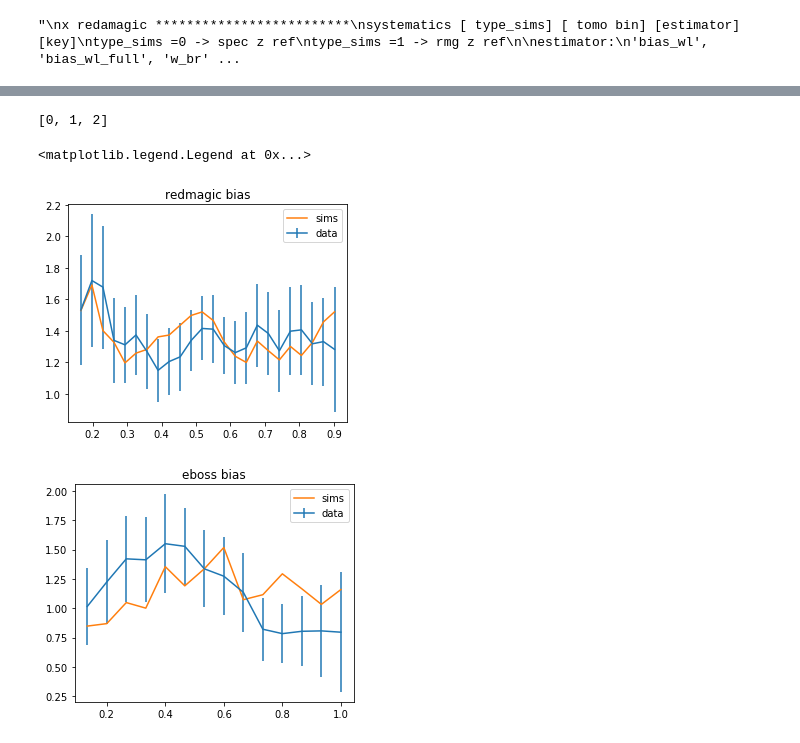
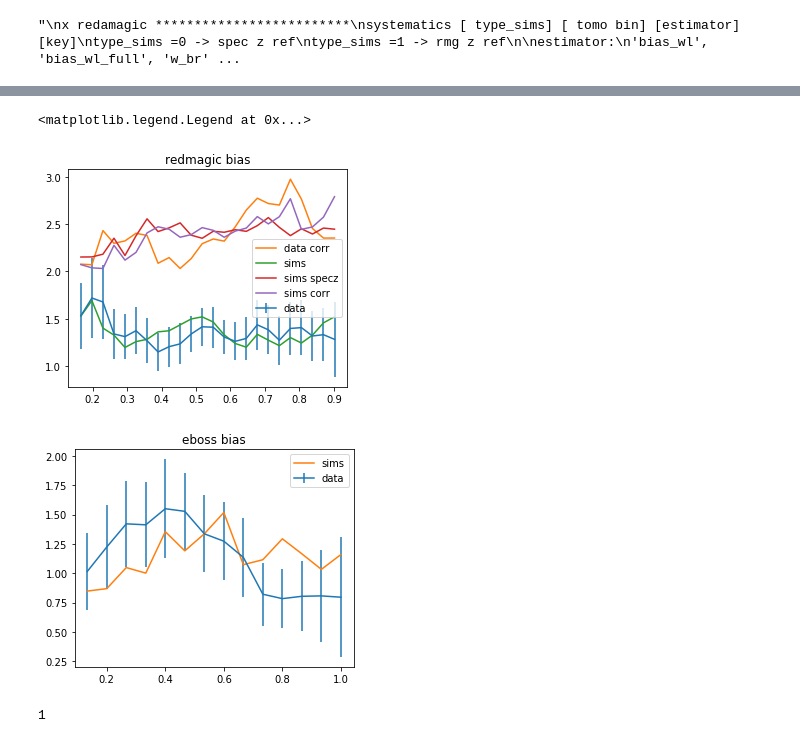
Before and after one commit to mgatti29/CORE, a Jupyter notebook: Results_data.ipynb, the cells around one changed output, grey strips where cells are left out. Cells and saved outputs as stored; diff of their text form; code cells hidden in the pictures.

```diff
--- a/Results_data.ipynb
+++ b/Results_data.ipynb
@@ -160,8 +153,13 @@ folder_rm_large = read_results_fast(folder_rm_large,n_jck,gamma,ang_bins)
 folder_eboss_25 = read_results_fast(folder_eboss_25,n_jck,gamma,ang_bins)
 
 
-#runs = [folder_true_mag, folder_rm_mag]
-runs = [folder_rm_w_r, folder_rm_now_r, folder_rm_w_nor, folder_rm_now_nor, folder_rm_large, folder_eboss_25]
+folder_rm_highlum_r = "/global/cscratch1/sd/mgatti/clustering_z/mastercat_12_3_19_rmg_high_R/"
+folder_rm_higherlum_r = "/global/cscratch1/sd/mgatti/clustering_z/mastercat_12_3_19_rmg_higher_R/"
+
+folder_rm_highlum_r = read_results_fast(folder_rm_highlum_r,n_jck,gamma,ang_bins)
+folder_rm_higherlum_r = read_results_fast(folder_rm_higherlum_r,n_jck,gamma,ang_bins)
+
+runs = [folder_rm_w_r, folder_rm_now_r, folder_rm_w_nor, folder_rm_now_nor, folder_rm_large, folder_eboss_25,folder_rm_highlum_r,folder_rm_higherlum_r]
 
 print ("done")
 # %% [output]
@@ -873,30 +928,42 @@ for i in range(3):
-# %%
-systematics_eboss[0].keys()
-# %% [output]
-[0, 1, 2]
 # %%
 fig, ax = plt.subplots(figsize=(5,4))
 
 intt = np.trapz(np.sqrt(runs[0]['bz'][0,:24,0]/measured_wz['th_correction']), x = zbins_c[:24])
 ntt = np.trapz(measured_wz['bias_rm'][0][:,0], x = zbins_c[:24])
 plt.errorbar(zbins_c[:24], np.sqrt(runs[0]['bz'][0,:24,0]/measured_wz['th_correction'])/intt, np.sqrt(cov_bias_rm[0][0]['err']/measured_wz['th_correction'])/intt, label = 'data')
+plt.plot(zbins_c[:24], np.sqrt(runs[0]['bz'][0,:24,0]/measured_wz['th_correction'])/intt/corr_sims[:24], label = 'data corr')
+
 plt.plot(zbins_c[:24], measured_wz['bias_rm'][0][:,0]/ntt, label = 'sims')
+plt.plot(zbins_c[:24], measured_wz['bias_rm_specz'][0][:,0]/ntt, label = 'sims specz')
+plt.plot(zbins_c[:24], measured_wz['bias_rm'][0][:,0]/corr_sims[:24]/ntt, label = 'sims corr')
+
+
+
+
+
+
 #plt.suptitle('small vs large scales')
 plt.title('redmagic bias')
 plt.legend()
+
+
 
 fig, ax = plt.subplots( figsize=(5,4))
 
 
 
 intt = np.trapz(np.sqrt(runs_eboss[0]['bz'][0,:14,0]/measured_wz['th_correction_eboss']), x = zbinse_c[:14])
 ntt = np.trapz(measured_wz['bias_eboss'][0][:,0], x = zbinse_c[:14])
 plt.errorbar(zbinse_c[:14], np.sqrt(runs_eboss[0]['bz'][0,:14,0]/measured_wz['th_correction_eboss'])/intt, np.sqrt(cov_bias_eboss[0][0]['err']/measured_wz['th_correction_eboss'])/intt, label = 'data')
 plt.plot(zbinse_c[:14], measured_wz['bias_eboss'][0][:,0]/ntt, label = 'sims')
 #plt.suptitle('small vs large scales')
 plt.title('eboss bias')
 plt.legend()
 # %% [output]
 <matplotlib.legend.Legend at 0x...>
-[figure, old version]
+[figure, new version]
 [figure]
+# %%
+1
+# %% [output]
+1
```
Also changed, not shown: parts of 30 cells of this notebook, 1 other file.
